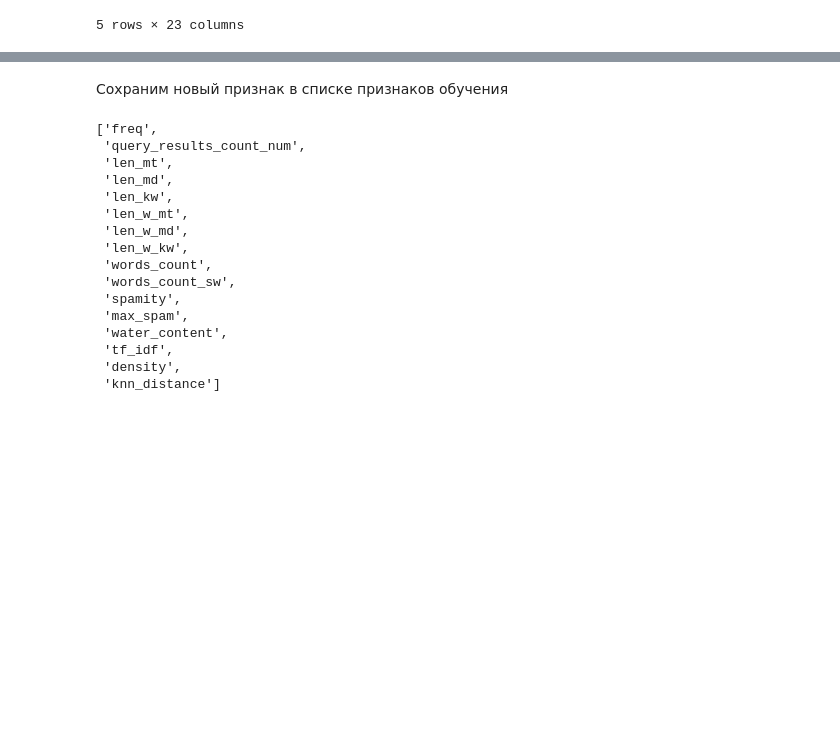
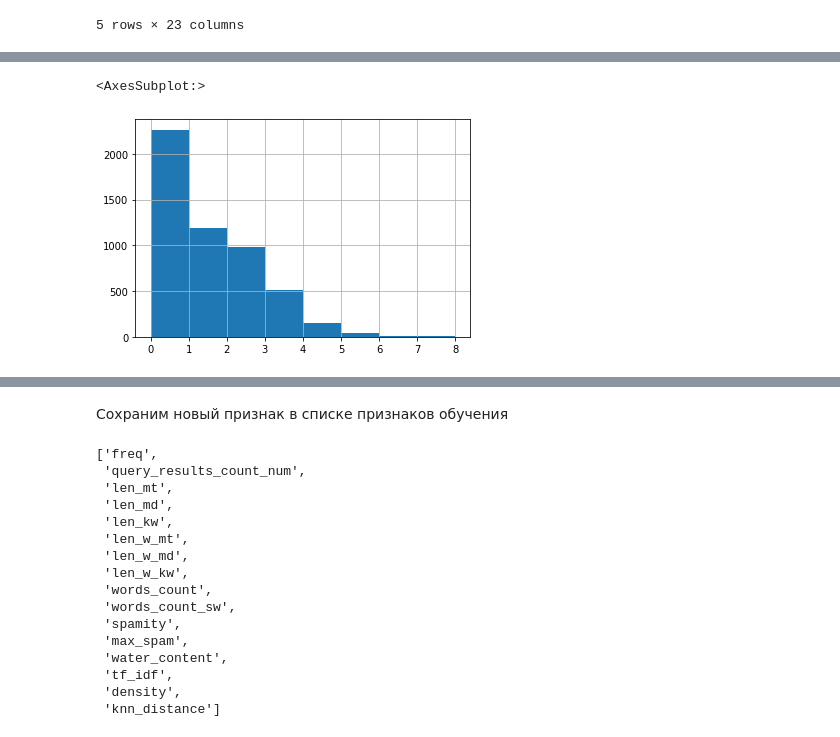
Before and after one commit to KabirovIrik/data-full-path, a Jupyter notebook: analysis/procced_train.ipynb, the cells around one changed output, grey strips where cells are left out. Saved outputs shown, nothing was run; the diff lists cells and outputs as text; code cells hidden in the pictures; blank space fills up the shorter version.

```diff
--- a/analysis/procced_train.ipynb
+++ b/analysis/procced_train.ipynb
@@ -112,0 +141,20 @@ df_std.head()
+# %%
+new_feat_cols = ['n_feat_'+str(i) for i in range(len(feat_cols))]
+df[new_feat_cols] = 0
+def setNewFeat(row):
+    new_vals = []
+    alpha = 1.5
+    current_val = 0
+    for val in row:
+        current_val += val
+        if current_val > alpha:
+            current_val = 0
+            new_vals.append(1)
+        else:
+            new_vals.append(0)
+    return pd.Series(new_vals)
+df[new_feat_cols] = df_std[feat_cols].apply(setNewFeat, axis=1)
+df['sum_new'] = df[new_feat_cols].apply(lambda row: sum(row), axis=1)
+df_std['sum_new'] = df[new_feat_cols].apply(lambda row: sum(row), axis=1)
+
+df.head()
@@ -112,0 +169,5 @@ df_std.head()
+# %%
+df[df['is_first_page']==1]['sum_new'].hist(bins=8)
+# %% [output]
+<AxesSubplot:>
+[figure, added]
```
Also changed, not shown: parts of 56 cells of this notebook.
